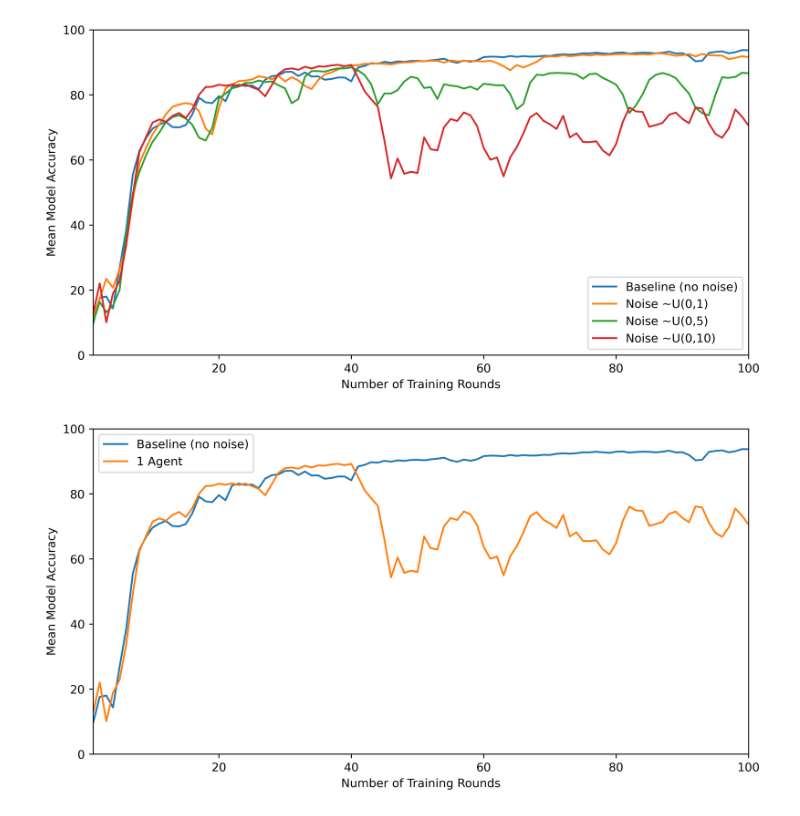
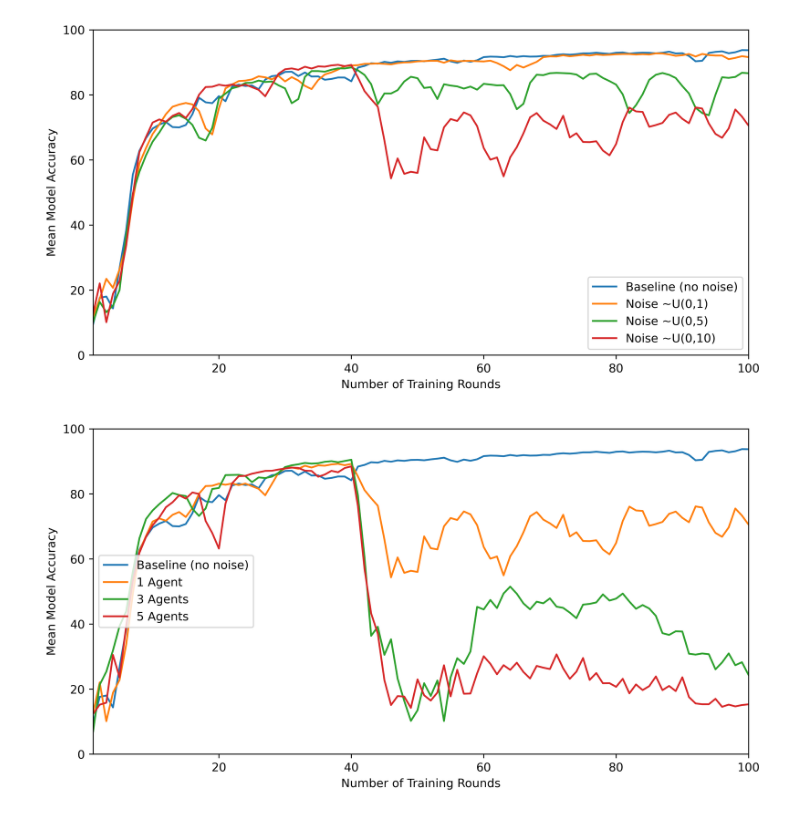
Before and after one commit to samhsia/CS262-FinalProject, a Jupyter notebook: src/Plotting.ipynb, the cells around one changed output. Saved outputs shown, nothing was run; the diff lists cells and outputs as text; code cells hidden in the pictures.

Commit message:
Plot 3

```diff
--- a/src/Plotting.ipynb
+++ b/src/Plotting.ipynb
@@ -8,11 +8,32 @@ with open('accuracies_baseline.npy', 'rb') as f:
 with open('accuracies_1agent_1noise.npy', 'rb') as f:
     a1n1 = np.load(f)
 
+with open('accuracies_1agent_1noise_ad.npy', 'rb') as f:
+    a1n1ad = np.load(f)
+
 with open('accuracies_1agent_5noise.npy', 'rb') as f:
     a1n5 = np.load(f)
 
+with open('accuracies_1agent_5noise_ad.npy', 'rb') as f:
+    a1n5ad = np.load(f)
+
 with open('accuracies_1agent_10noise.npy', 'rb') as f:
     a1n10 = np.load(f)
+
+with open('accuracies_1agent_10noise_ad.npy', 'rb') as f:
+    a1n10ad = np.load(f)
+
+with open('accuracies_3agent_10noise.npy', 'rb') as f:
+    a3n10 = np.load(f)
+
+with open('accuracies_3agent_10noise_ad.npy', 'rb') as f:
+    a3n10ad = np.load(f)
+
+with open('accuracies_5agent_10noise.npy', 'rb') as f:
+    a5n10 = np.load(f)
+
+with open('accuracies_5agent_10noise_ad.npy', 'rb') as f:
+    a5n10ad = np.load(f)
 # %%
 plt.figure(figsize=(10,5), dpi=442)
 
@@ -33,21 +54,23 @@ plt.savefig('figures/baseline.png')
 plt.show()
 # %% [output]
 [figure]
-# %%
-plt.figure(figsize=(10,5), dpi=442)
-
-plt.plot(np.arange(1, 101), np.mean(baseline, axis=1), label = 'Baseline (no noise)')
-plt.plot(np.arange(1, 101), np.mean(a1n10, axis=1), label = '1 Agent')
-
-plt.xlabel('Number of Training Rounds')
-plt.ylabel('Mean Model Accuracy')
-
-plt.xlim([1,100])
-plt.ylim([0,100])
-
-plt.legend()
-
-plt.savefig('figures/num_agents.png')
-plt.show()
-# %% [output]
-[figure, removed]
+# %%
+plt.figure(figsize=(10,5), dpi=442)
+
+plt.plot(np.arange(1, 101), np.mean(baseline, axis=1), label = 'Baseline (no noise)')
+plt.plot(np.arange(1, 101), np.mean(a1n10, axis=1), label = '1 Agent')
+plt.plot(np.arange(1, 101), np.mean(a3n10, axis=1), label = '3 Agents')
+plt.plot(np.arange(1, 101), np.mean(a5n10, axis=1), label = '5 Agents')
+
+plt.xlabel('Number of Training Rounds')
+plt.ylabel('Mean Model Accuracy')
+
+plt.xlim([1,100])
+plt.ylim([0,100])
+
+plt.legend()
+
+plt.savefig('figures/num_agents.png')
+plt.show()
+# %% [output]
+[figure, added]
```
Also changed, not shown: parts of 1 cell of this notebook, 7 other files.
